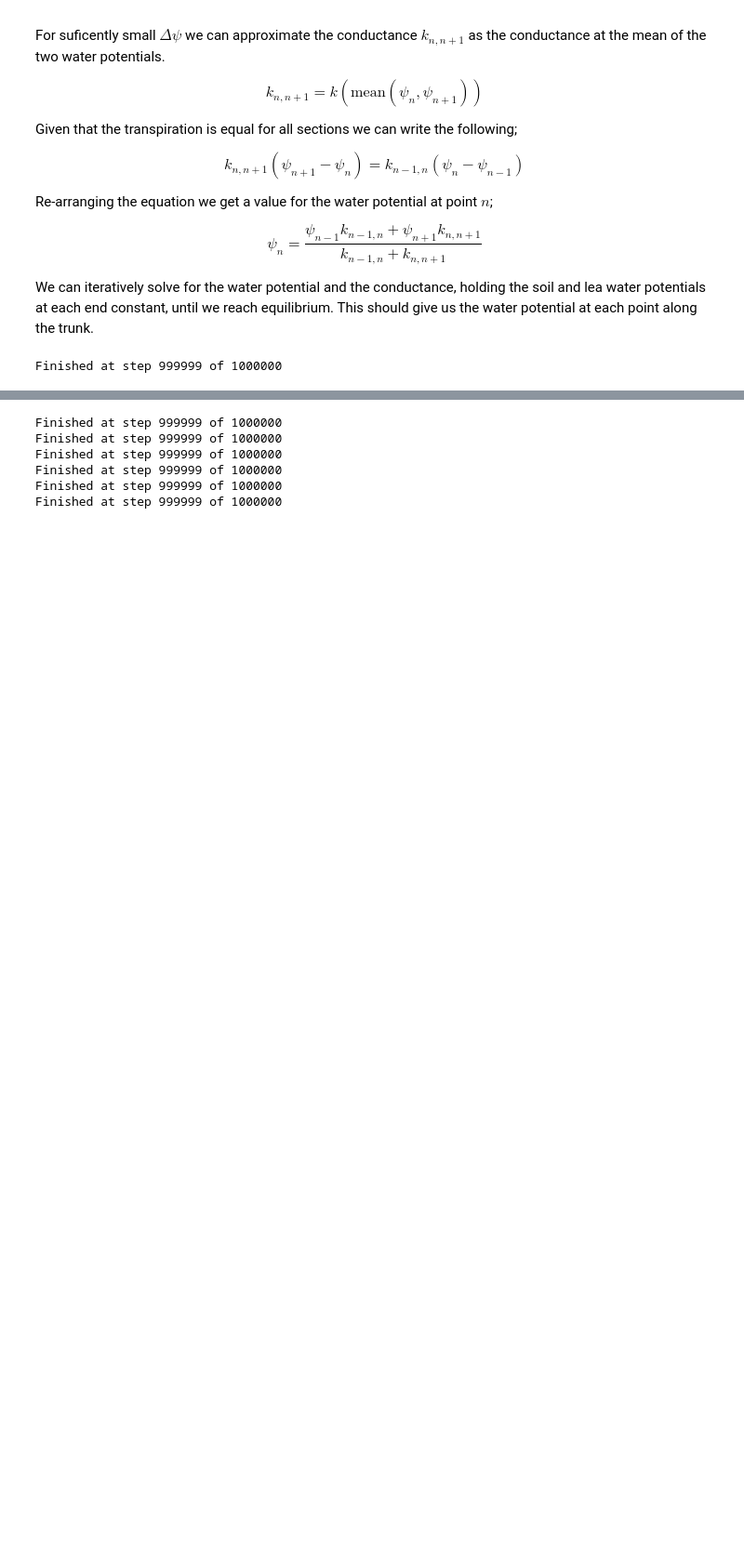
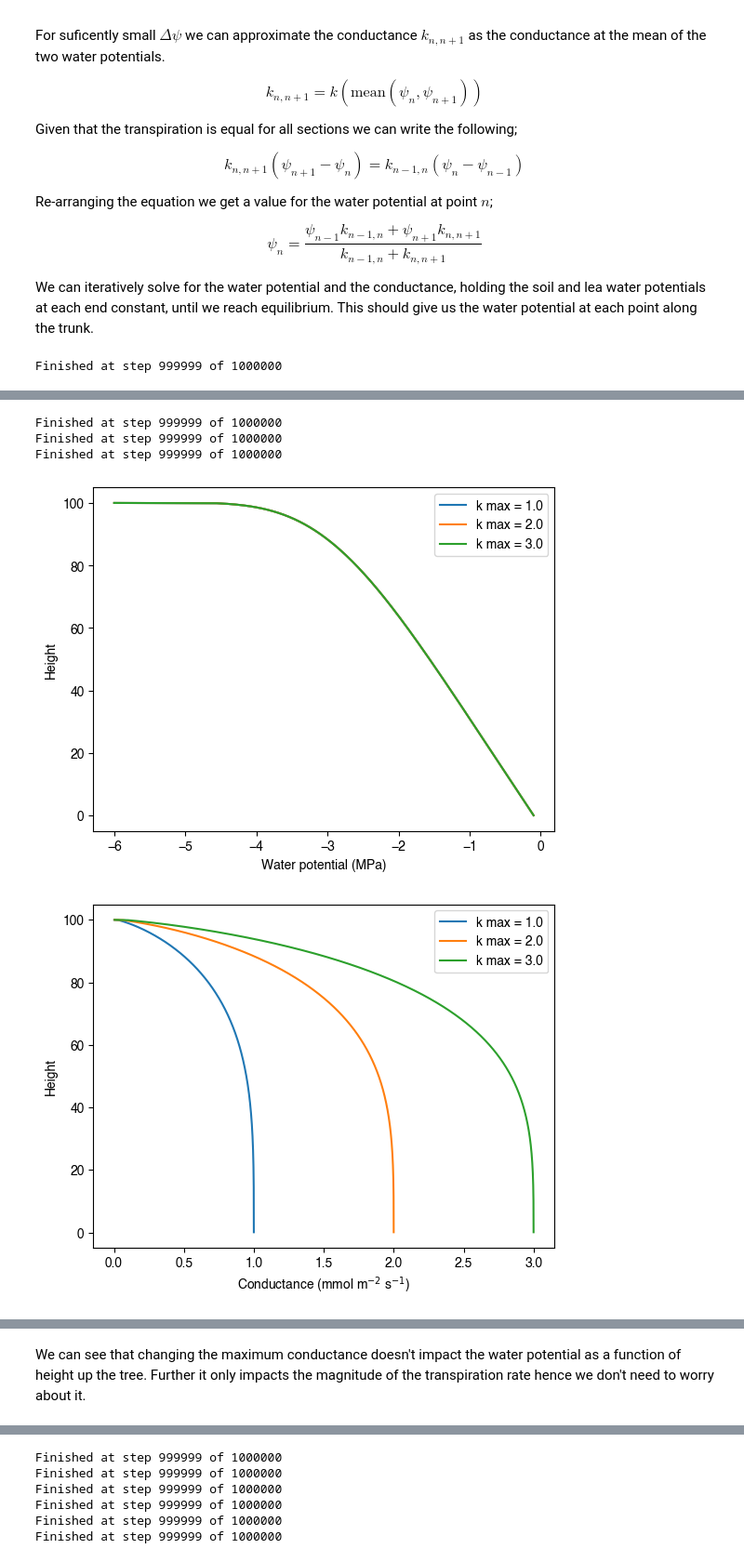
Before and after one commit to CaleBaguley/profit-optimisation-model, a Jupyter notebook: note books/Trunk_water_potential_function.ipynb, the cells around one changed output, grey strips where cells are left out. Shown at 93% size. Cells and saved outputs as stored; diff of their text form; code cells hidden in the pictures; blank space fills up the shorter version.

```diff
--- a/note books/Trunk_water_potential_function.ipynb
+++ b/note books/Trunk_water_potential_function.ipynb
@@ -120,0 +125,57 @@ plt.show()
+# %%
+k_max = [1., 2., 3.]
+
+psi_leaf = -6.
+psi_root = -0.1
+
+psi = []
+k = []
+E = []
+
+for k_max_current in k_max:
+    psi_current, k_current, E_current = calc_height_dependencies(psi_root,
+                                                                 psi_leaf,
+                                                                 N_points,
+                                                                 k_max_current,
+                                                                 shape,
+                                                                 scale)
+    psi.append(psi_current)
+    k.append(k_current)
+    E.append(E_current)
+# %% [output]
+Finished at step 999999 of 1000000
+Finished at step 999999 of 1000000
+Finished at step 999999 of 1000000
+# %%
+for i in range(len(psi)):
+    plt.plot(psi[i], hights, label='k max = ' + str(k_max[i]))
+plt.ylabel('Height')
+plt.xlabel('Water potential (MPa)')
+plt.legend()
+plt.show()
+
+for i in range(len(k)):
+    plt.plot(k[i], hights[1:], label='k max = ' + str(k_max[i]))
+plt.ylabel('Height')
+plt.xlabel('Conductance (mmol m$^{-2}$ s$^{-1}$)')
+plt.legend()
+plt.show()
+
+'''
+for i in range(len(E)):
+    plt.plot(E[i], hights[1:], label='k max = ' + str(k_max[i]))
+plt.ylabel('Height')
+plt.xlabel('Transpiration (mmol m$^{-2}$ s$^{-1}$)')
+plt.legend()
+plt.show()
+'''
+
+for i in range(len(E)):
+    plt.plot((psi[i][1:]+psi[i][:-1])/2, k[i], label='k max = ' + str(k_max[i]))
+plt.xlabel('Water potential (MPa)')
+plt.ylabel('Condutance (mmol m$^{-2}$ s$^{-1}$)')
+plt.legend()
+plt.show()
+# %% [output]
+[figure, added]
+[figure, added]
@@ -121,2 +183,4 @@ plt.show()
+# %% [markdown]
+We can see that changing the maximum conductance doesn't impact the water potential as a function of height up the tree. Further it only impacts the magnitude of the transpiration rate hence we don't need to worry about it.
 # %% [markdown]
 # Comparing different leaf water potentials
```
Also changed, not shown: parts of 17 cells of this notebook.
